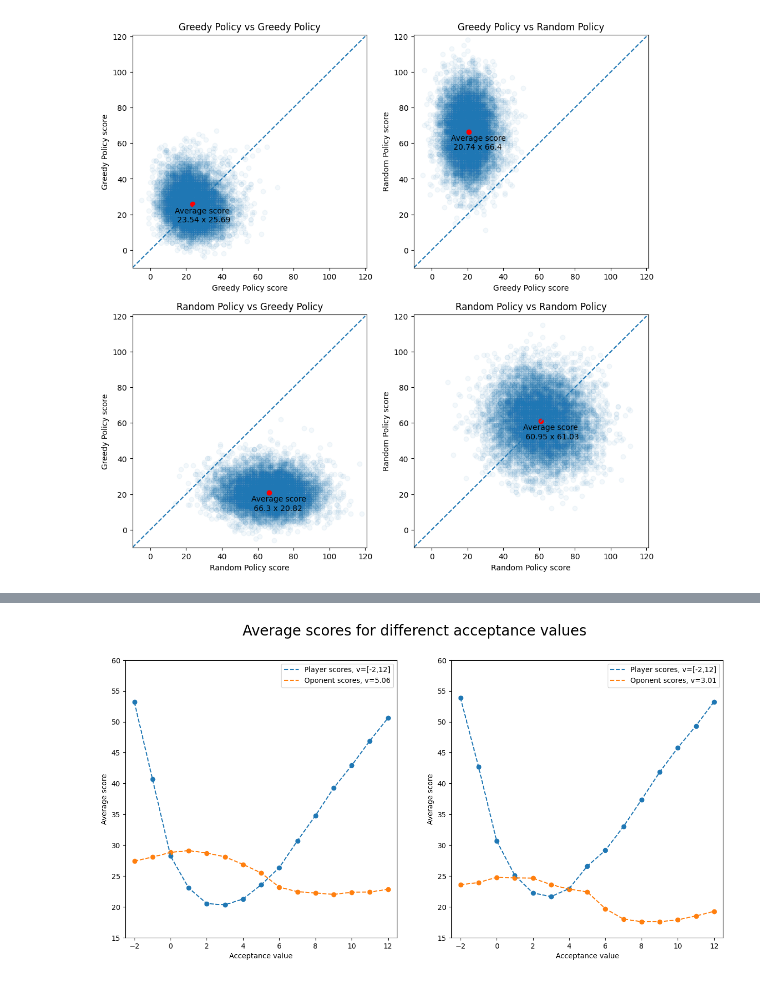
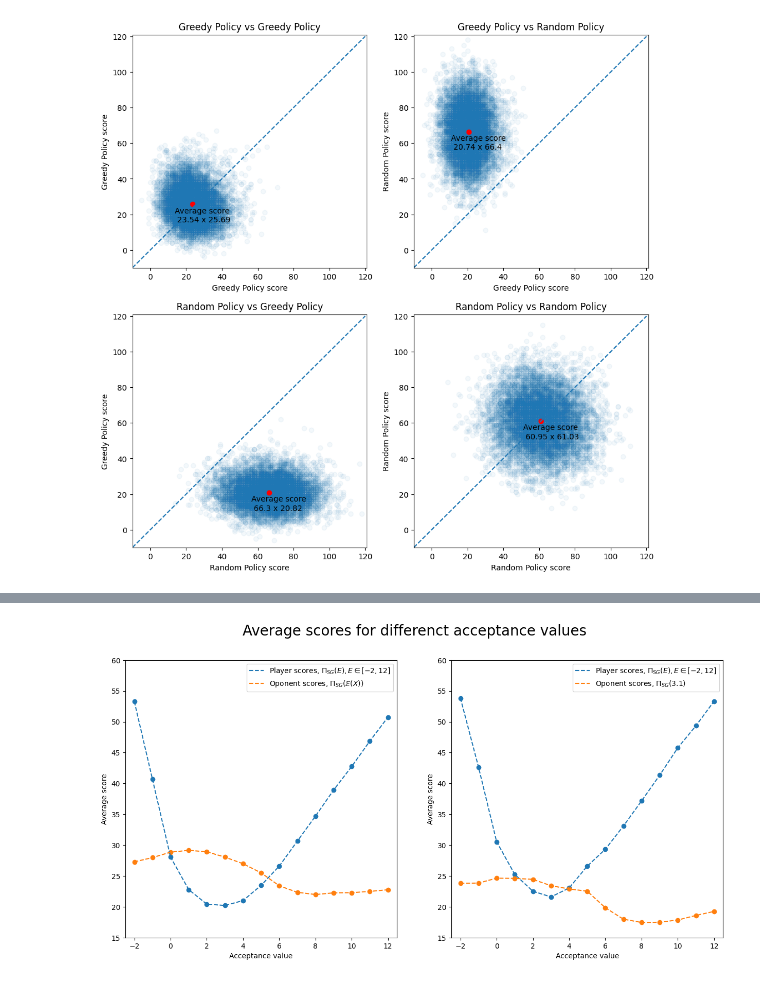
Before and after one commit to matejker/skyjo, a Jupyter notebook: notebooks/04_simple_greedy_policy.ipynb, the cells around one changed output, grey strips where cells are left out. Drawn from its saved outputs; the diff is of its cells as text; code cells hidden in the pictures.

```diff
--- a/notebooks/04_simple_greedy_policy.ipynb
+++ b/notebooks/04_simple_greedy_policy.ipynb
@@ -105,7 +92,7 @@ x = {
 plt.figure(figsize=(12, 7))
 plt.title("Average score per round")
 for k in range(2, 6):
-    plt.plot(x[k], label=f"v={k + 0.1}")
+    plt.plot(list(range(0, len(x[k]) + 1)), [0] + x[k], label=r"$\Pi_{SG}($" + str(k + 0.1) + ")")
 plt.xlabel("Number of rounds")
 plt.ylabel("Score of known cards")
 plt.legend()
@@ -188,12 +165,0 @@ avg_scores = {
-# %%
-plt.figure(figsize=(13, 5))
-plt.title("Estimate of expected score for Greedy policy")
-plt.xlabel("Number of games")
-plt.ylabel("Avgerage score")
-plt.xticks(np.arange(100, n + 100, step=n / 10))
-
-for k in range(2, 8):
-    plt.plot(np.arange(100, n), avg_scores[k][100:], label=f"targe value <{k + 0.1}")
-
-plt.legend()
-plt.show()
@@ -216,32 +181,32 @@ avgs_3 = {
 # %%
 fig, ax = plt.subplots(1, 2, figsize=(15, 7))
 
-ax[0].plot(avgs.keys(), [v[0] for v in avgs.values()], "--", label="Player scores, v=[-2,12]")
+ax[0].plot(avgs.keys(), [v[0] for v in avgs.values()], "--", label=r"Player scores, $\Pi_{SG}(E), E \in [-2,12]$")
 ax[0].scatter(avgs.keys(), [v[0] for v in avgs.values()])
 
-ax[0].plot(avgs.keys(), [v[1] for v in avgs.values()], "--", label="Oponent scores, v=5.06")
+ax[0].plot(avgs.keys(), [v[1] for v in avgs.values()], "--", label=r"Oponent scores, $\Pi_{SG}(\mathbb{E}(X))$")
 ax[0].scatter(avgs.keys(), [v[1] for v in avgs.values()])
 
-ax[1].plot(avgs_3.keys(), [v[0] for v in avgs_3.values()], "--", label="Player scores, v=[-2,12]")
+ax[1].plot(avgs_3.keys(), [v[0] for v in avgs_3.values()], "--", label=r"Player scores, $\Pi_{SG}(E),E \in [-2,12]$")
 ax[1].scatter(avgs_3.keys(), [v[0] for v in avgs_3.values()])
 
-ax[1].plot(avgs_3.keys(), [v[1] for v in avgs_3.values()], "--", label="Oponent scores, v=3.01")
+ax[1].plot(avgs_3.keys(), [v[1] for v in avgs_3.values()], "--", label=r"Oponent scores, $\Pi_{SG}(3.1)$")
 ax[1].scatter(avgs_3.keys(), [v[1] for v in avgs_3.values()])
 
 ax[0].set_xlabel("Acceptance value")
 ax[0].set_ylabel("Average score")
 ax[0].set_xlim([-2.5, 12.5])
 ax[0].set_ylim([15, 60])
 
 ax[1].set_xlabel("Acceptance value")
 ax[1].set_ylabel("Average score")
 ax[1].set_xlim([-2.5, 12.5])
 ax[1].set_ylim([15, 60])
 
 
 fig.suptitle("Average scores for differenct acceptance values", fontsize=20)
 ax[1].legend(loc="upper right")
 ax[0].legend(loc="upper right")
 plt.show()
 # %% [output]
-[figure, old version]
+[figure, new version]
```
Also changed, not shown: parts of 11 cells of this notebook, 7 other files.
